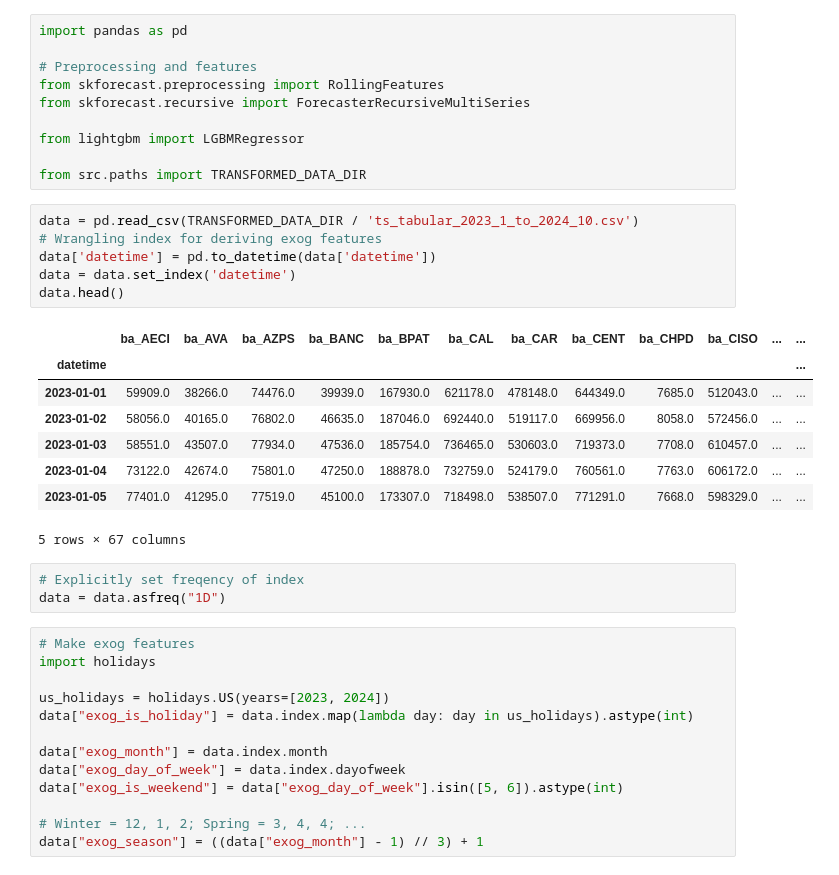
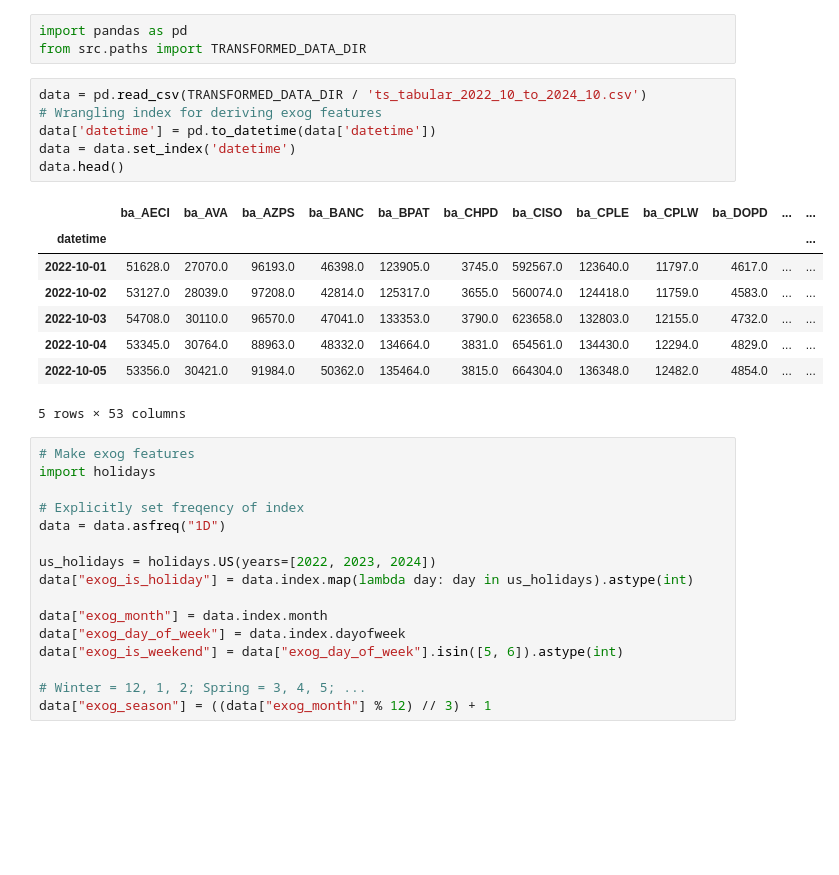
Before and after one commit to d-lazenby/energy-demand-forecasting, a Jupyter notebook: notebooks/03_transform_ts_into_features_and_targets.ipynb, the cells around one changed output. Cells and saved outputs as stored; diff of their text form; blank space fills up the shorter version.

Commit message:
Updating data prep notebooks

```diff
--- a/notebooks/03_transform_ts_into_features_and_targets.ipynb
+++ b/notebooks/03_transform_ts_into_features_and_targets.ipynb
@@ -1,44 +1,37 @@
 # %%
 import pandas as pd
-
-# Preprocessing and features
-from skforecast.preprocessing import RollingFeatures
-from skforecast.recursive import ForecasterRecursiveMultiSeries
-
-from lightgbm import LGBMRegressor
-
 from src.paths import TRANSFORMED_DATA_DIR
 # %%
-data = pd.read_csv(TRANSFORMED_DATA_DIR / 'ts_tabular_2023_1_to_2024_10.csv')
+data = pd.read_csv(TRANSFORMED_DATA_DIR / 'ts_tabular_2022_10_to_2024_10.csv')
 # Wrangling index for deriving exog features
 data['datetime'] = pd.to_datetime(data['datetime'])
 data = data.set_index('datetime')
 data.head()
 # %% [output]
-|  | ba_AECI | ba_AVA | ba_AZPS | ba_BANC | ba_BPAT | ba_CAL | ba_CAR | ba_CENT | ba_CHPD | ba_CISO | ... | ... |
+|  | ba_AECI | ba_AVA | ba_AZPS | ba_BANC | ba_BPAT | ba_CHPD | ba_CISO | ba_CPLE | ba_CPLW | ba_DOPD | ... | ... |
 | datetime |  |  |  |  |  |  |  |  |  |  |  | ... |
-| 2023-01-01 | 59909.0 | 38266.0 | 74476.0 | 39939.0 | 167930.0 | 621178.0 | 478148.0 | 644349.0 | 7685.0 | 512043.0 | ... | ... |
-| 2023-01-02 | 58056.0 | 40165.0 | 76802.0 | 46635.0 | 187046.0 | 692440.0 | 519117.0 | 669956.0 | 8058.0 | 572456.0 | ... | ... |
-| 2023-01-03 | 58551.0 | 43507.0 | 77934.0 | 47536.0 | 185754.0 | 736465.0 | 530603.0 | 719373.0 | 7708.0 | 610457.0 | ... | ... |
-| 2023-01-04 | 73122.0 | 42674.0 | 75801.0 | 47250.0 | 188878.0 | 732759.0 | 524179.0 | 760561.0 | 7763.0 | 606172.0 | ... | ... |
-| 2023-01-05 | 77401.0 | 41295.0 | 77519.0 | 45100.0 | 173307.0 | 718498.0 | 538507.0 | 771291.0 | 7668.0 | 598329.0 | ... | ... |
+| 2022-10-01 | 51628.0 | 27070.0 | 96193.0 | 46398.0 | 123905.0 | 3745.0 | 592567.0 | 123640.0 | 11797.0 | 4617.0 | ... | ... |
+| 2022-10-02 | 53127.0 | 28039.0 | 97208.0 | 42814.0 | 125317.0 | 3655.0 | 560074.0 | 124418.0 | 11759.0 | 4583.0 | ... | ... |
+| 2022-10-03 | 54708.0 | 30110.0 | 96570.0 | 47041.0 | 133353.0 | 3790.0 | 623658.0 | 132803.0 | 12155.0 | 4732.0 | ... | ... |
+| 2022-10-04 | 53345.0 | 30764.0 | 88963.0 | 48332.0 | 134664.0 | 3831.0 | 654561.0 | 134430.0 | 12294.0 | 4829.0 | ... | ... |
+| 2022-10-05 | 53356.0 | 30421.0 | 91984.0 | 50362.0 | 135464.0 | 3815.0 | 664304.0 | 136348.0 | 12482.0 | 4854.0 | ... | ... |
-5 rows × 67 columns
+5 rows × 53 columns
-# %%
-# Explicitly set freqency of index
-data = data.asfreq("1D")
 # %%
 # Make exog features
 import holidays
 
-us_holidays = holidays.US(years=[2023, 2024])
+# Explicitly set freqency of index
+data = data.asfreq("1D")
+
+us_holidays = holidays.US(years=[2022, 2023, 2024])
 data["exog_is_holiday"] = data.index.map(lambda day: day in us_holidays).astype(int)
 
 data["exog_month"] = data.index.month
 data["exog_day_of_week"] = data.index.dayofweek
 data["exog_is_weekend"] = data["exog_day_of_week"].isin([5, 6]).astype(int)
 
-# Winter = 12, 1, 2; Spring = 3, 4, 4; ...
-data["exog_season"] = ((data["exog_month"] - 1) // 3) + 1
+# Winter = 12, 1, 2; Spring = 3, 4, 5; ...
+data["exog_season"] = ((data["exog_month"] % 12) // 3) + 1
 # %%
 data.filter(like="exog_").head()
 # %% [output]
```
Also changed, not shown: parts of 8 cells of this notebook, 1 other file.
